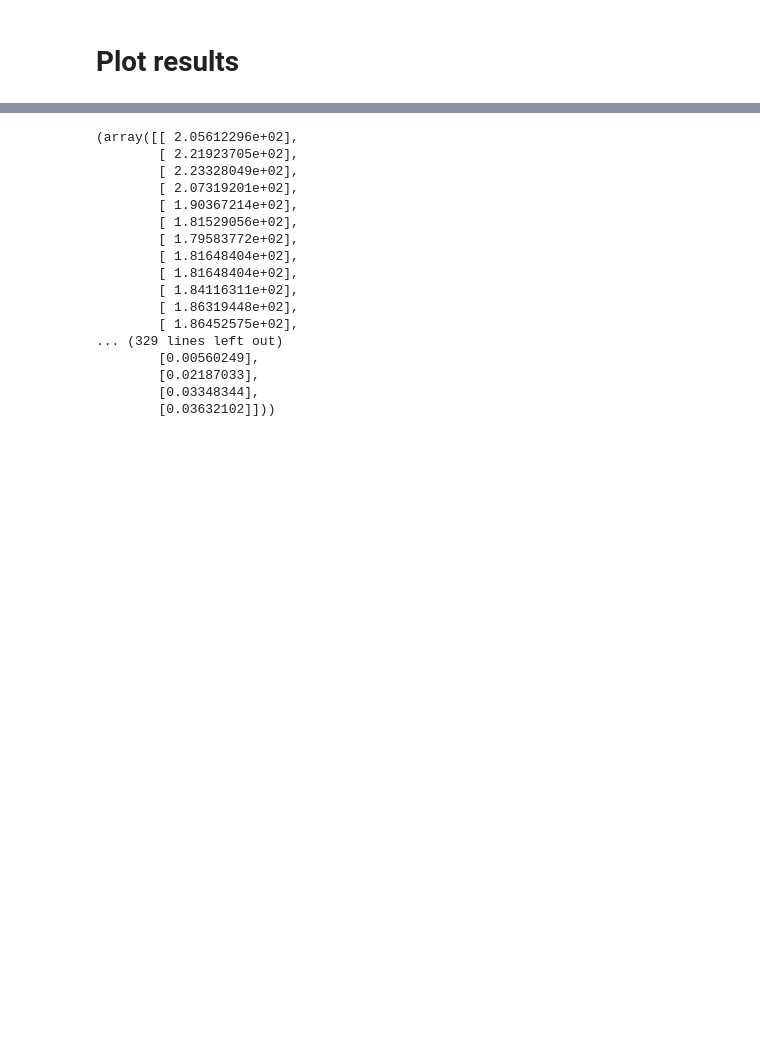
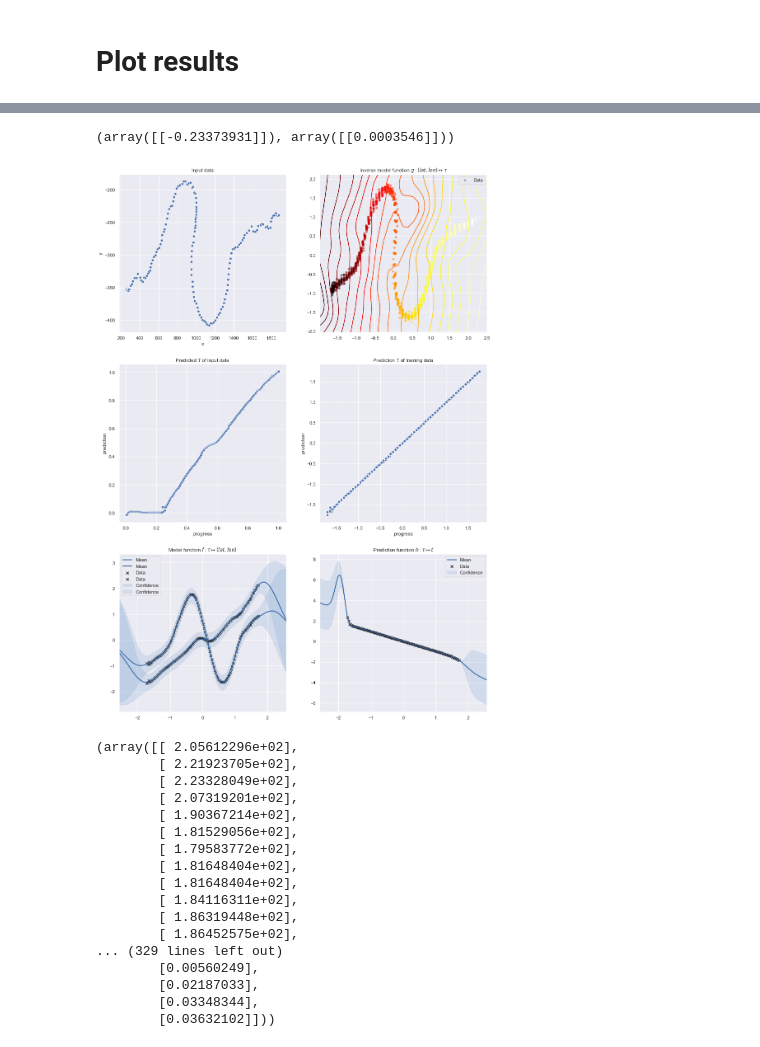
Before and after one commit to SebastianCallh/master-thesis, a Jupyter notebook: model/model.ipynb, the cells around one changed output, grey strips where cells are left out. Drawn from its saved outputs; the diff is of its cells as text; code cells hidden in the pictures; blank space fills up the shorter version.

```diff
--- a/model/model.ipynb
+++ b/model/model.ipynb
@@ -452,6 +487,17 @@ for seg_i, seg_n in enumerate(segs):
         X = synched_traj[['tau']].values
         Y = synched_traj[['lat', 'lon']].values
         logliks = [data_loglik(lg, X, Y) for lg in lik_gps[seg_n]]
+# %%
+
+plot_model(models[1], timed_seg, f_codomain)
+
+tau, _ = predict(models[1].g, timed_seg[['x', 'y']].values)
+last_point = tau[-1].reshape(1, -1)
+prediction = predict(models[1].h, last_point)
+prediction
+# %% [output]
+(array([[-0.23373931]]), array([[0.0003546]]))
+[figure, added]
 # %%
 arrival_time = traj.iloc[-1].timestamp
 time_left = [(arrival_time - t).seconds
```
Also changed, not shown: parts of 9 cells of this notebook.
